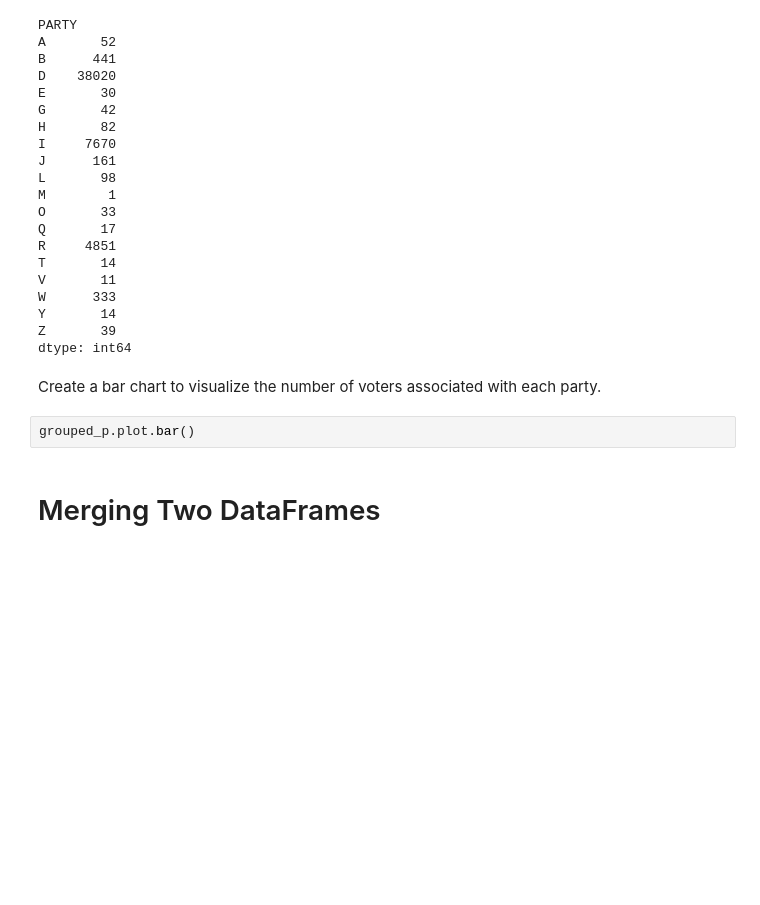
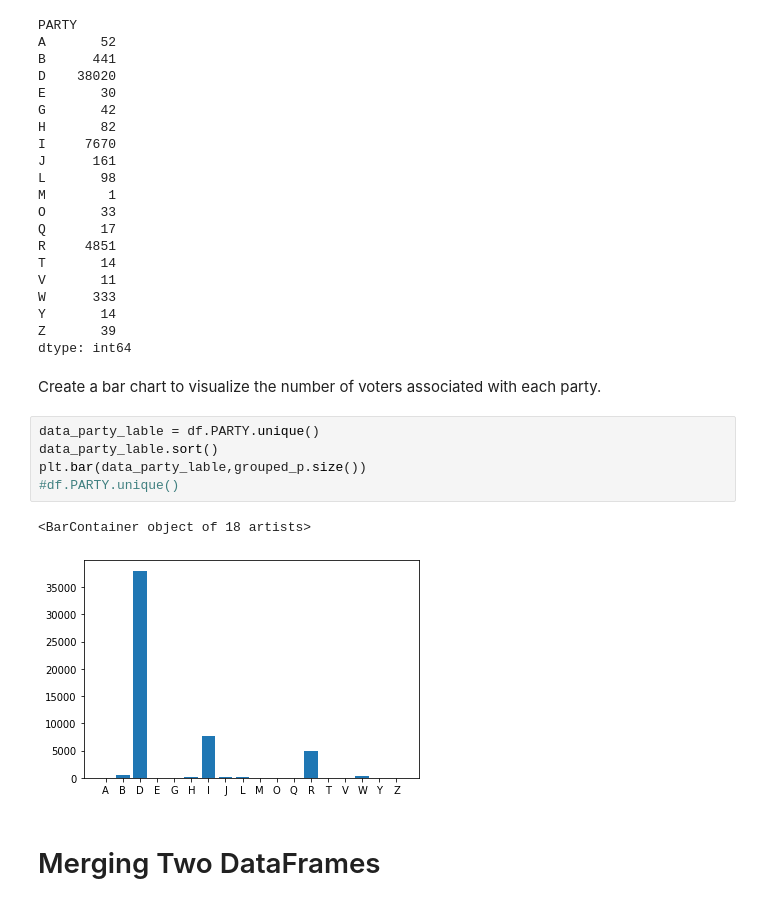
Before and after one commit to Preeti0118/DataEngineering.Labs.RegisteredVotersFileWilmingtonDE, a Jupyter notebook: wilmington_de_registered_voters.ipynb, the cells around one changed output. Drawn from its saved outputs; the diff is of its cells as text; blank space fills up the shorter version.

```diff
--- a/wilmington_de_registered_voters.ipynb
+++ b/wilmington_de_registered_voters.ipynb
@@ -170,8 +176,14 @@ Z       39
 dtype: int64
 # %% [markdown]
 Create a bar chart to visualize the number of voters associated with each party.
-# %%
-grouped_p.plot.bar()
+# %%
+data_party_lable = df.PARTY.unique()
+data_party_lable.sort()
+plt.bar(data_party_lable,grouped_p.size())
+#df.PARTY.unique()
+# %% [output]
+<BarContainer object of 18 artists>
+[figure, added]
 # %% [markdown]
 # Merging Two DataFrames
 # %% [markdown]
```
Also changed, not shown: parts of 20 cells of this notebook.
